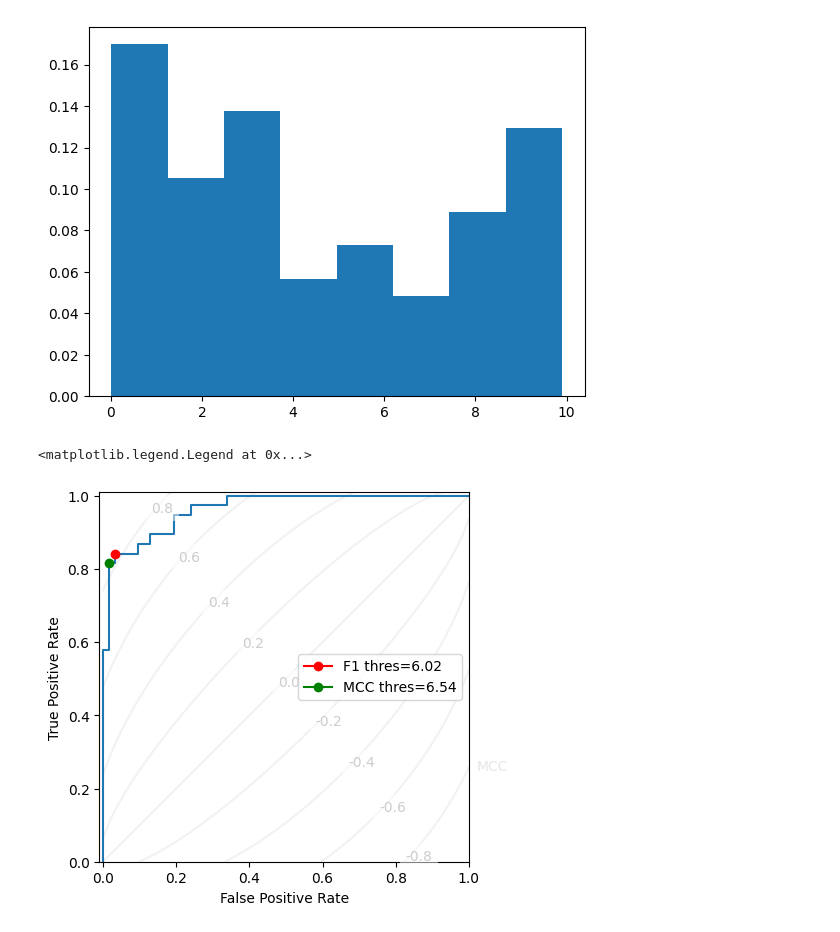
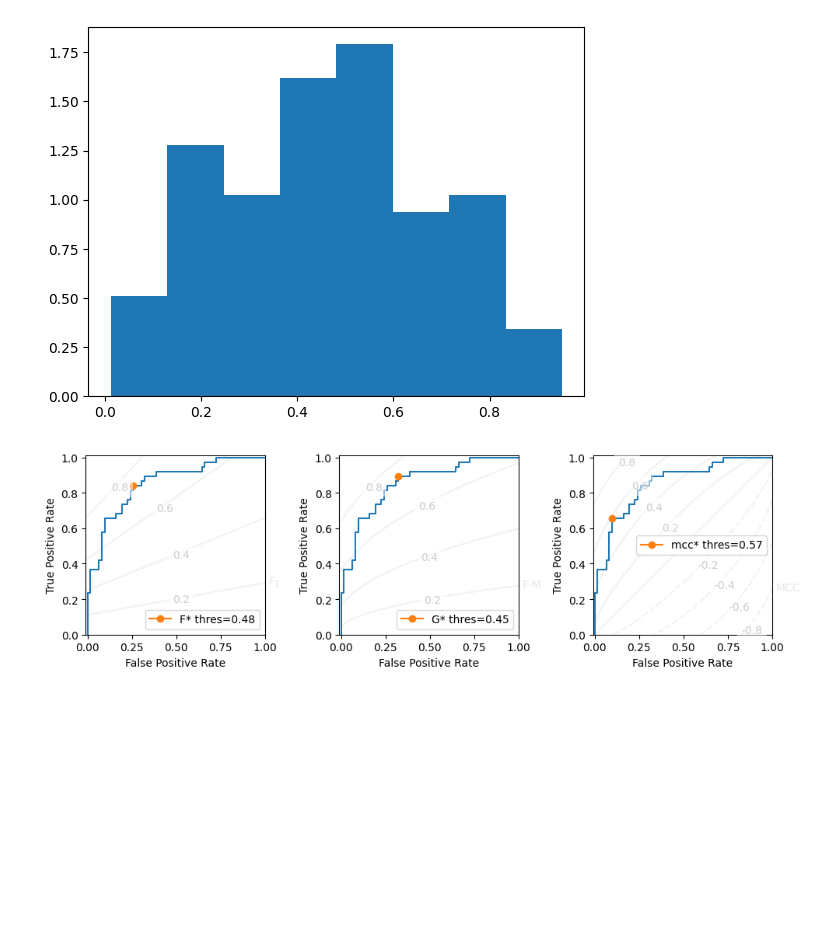
Before and after one commit to rtbs-dev/Contingency, a Jupyter notebook: examples/roc.ipynb, the cells around one changed output. Saved outputs shown, nothing was run; the diff lists cells and outputs as text; code cells hidden in the pictures; blank space fills up the shorter version.

Commit message:
consistent metric api, dashed neg, notes

```diff
--- a/examples/roc.ipynb
+++ b/examples/roc.ipynb
@@ -17,9 +17,9 @@ y_true = (rng.random(100)>0.6).astype(bool)
 y_pred = np.where(rng.random(100)<0.05, 1-y_true, y_true).astype(bool)
 
 # y_pred = np.array([0,1,0,1,0,1,0,1]).astype(bool)
-y_prob = 10*rng.beta(
-    np.where(y_true, 3, 1.),
-    np.where(y_true, 1., 3)
+y_prob = rng.beta(
+    np.where(y_true, 3, 2.),
+    np.where(y_true, 2., 4)
 )
 
 # M = Contingent(y_pred = y_pred, y_true=y_true)
@@ -30,16 +30,22 @@ mcc_thres,mcc_opt = M.optimize('mcc', include_thres=True)
 # %%
 plt.hist(y_prob, bins='auto', density=True);
 # %% [output]
-[figure, old version]
+[figure, new version]
 # %%
-cntyplt.ROC_contour(M.imbalance, 'mcc')
-plt.plot(1-M.TNR, M.TPR)
-plt.plot(f1_opt.FPR, f1_opt.TPR, marker='o', label=f'F1 thres={f1_thres:.2f}', c='r')
-plt.plot(mcc_opt.FPR, mcc_opt.TPR, marker='o', label=f'MCC thres={mcc_thres:.2f}', c='g')
+f,axes = plt.subplots(ncols=3, figsize=(10,5))
 
-plt.legend()
+for metric, ax in zip(['F', 'G', 'mcc'], axes.flatten()):
+    met_thres,met_opt = M.optimize(metric, include_thres=True)
+
+    cntyplt.ROC_contour(M.imbalance, metric, ax=ax)
+    ax.plot(1-M.TNR, M.TPR)
+    ax.plot(met_opt.FPR, met_opt.TPR, marker='o', label=metric+f'* thres={met_thres:.2f}')
+    # ax.plot(mcc_opt.FPR, mcc_opt.TPR, marker='o', label=f'MCC thres={mcc_thres:.2f}', c='g')
+
+    ax.legend()
+plt.tight_layout()
+
 # plt.gca().spines[['top', 'right']].set_visible(False)
 # %% [output]
-<matplotlib.legend.Legend at 0x...>
-[figure, old version]
+[figure, new version]
 # %%
```
Also changed, not shown: parts of 8 cells of this notebook, 1 other file.
